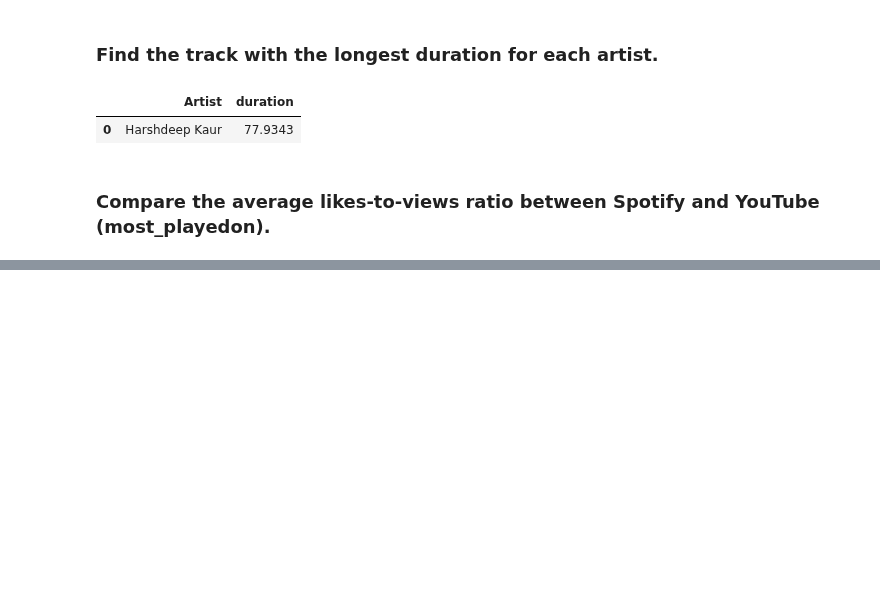
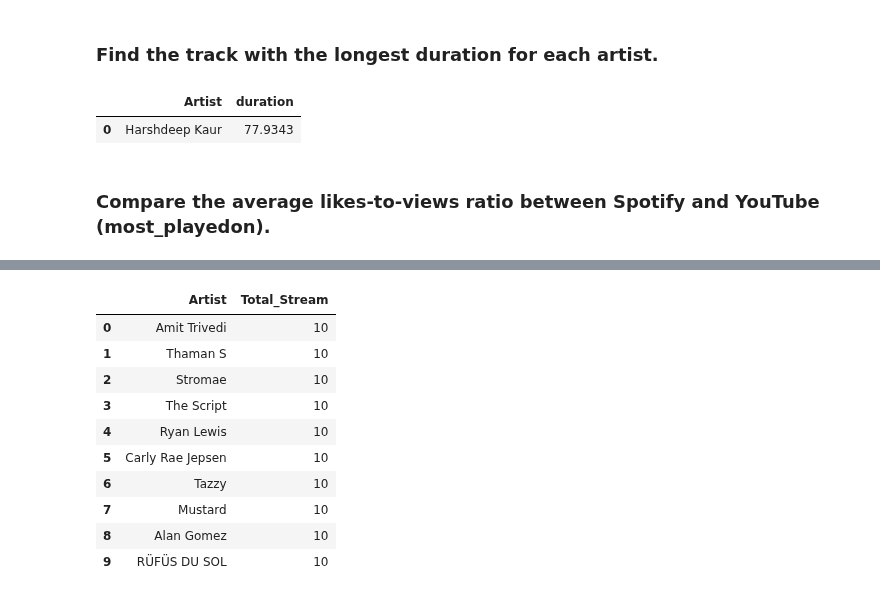
Before and after one commit to Himmu5/data-analysis, a Jupyter notebook: notebooks/spotify_analysis.ipynb, the cells around one changed output, grey strips where cells are left out. Saved outputs shown, nothing was run; the diff lists cells and outputs as text; code cells hidden in the pictures; blank space fills up the shorter version.

```diff
--- a/notebooks/spotify_analysis.ipynb
+++ b/notebooks/spotify_analysis.ipynb
@@ -159,0 +182,14 @@ sort_on_duration
+# %%
+pd.read_sql("SELECT Artist,count(Stream) as Total_Stream  FROM spotify group by Artist order by Total_Stream DESC LIMIT 10;", con=conn)
+# %% [output]
+|  | Artist | Total_Stream |
+| 0 | Amit Trivedi | 10 |
+| 1 | Thaman S | 10 |
+| 2 | Stromae | 10 |
+| 3 | The Script | 10 |
+| 4 | Ryan Lewis | 10 |
+| 5 | Carly Rae Jepsen | 10 |
+| 6 | Tazzy | 10 |
+| 7 | Mustard | 10 |
+| 8 | Alan Gomez | 10 |
+| 9 | RÜFÜS DU SOL | 10 |
```
Also changed, not shown: parts of 14 cells of this notebook.
